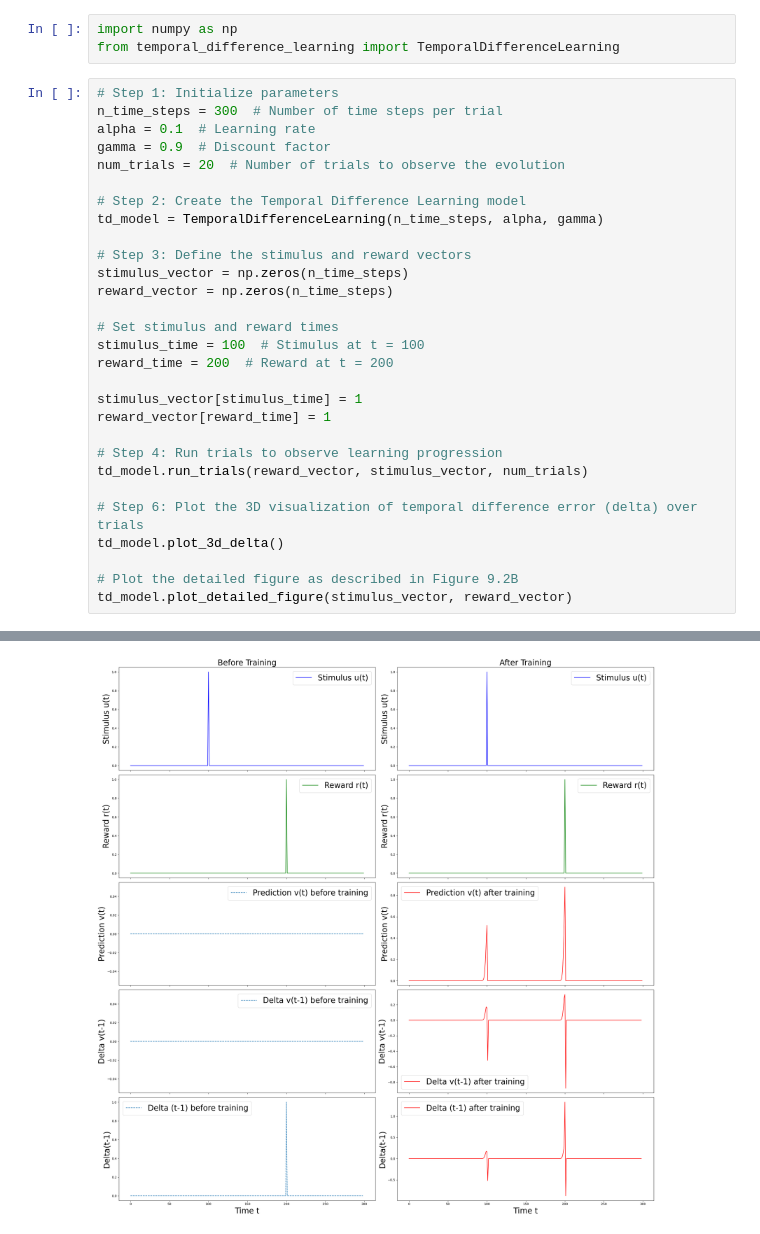
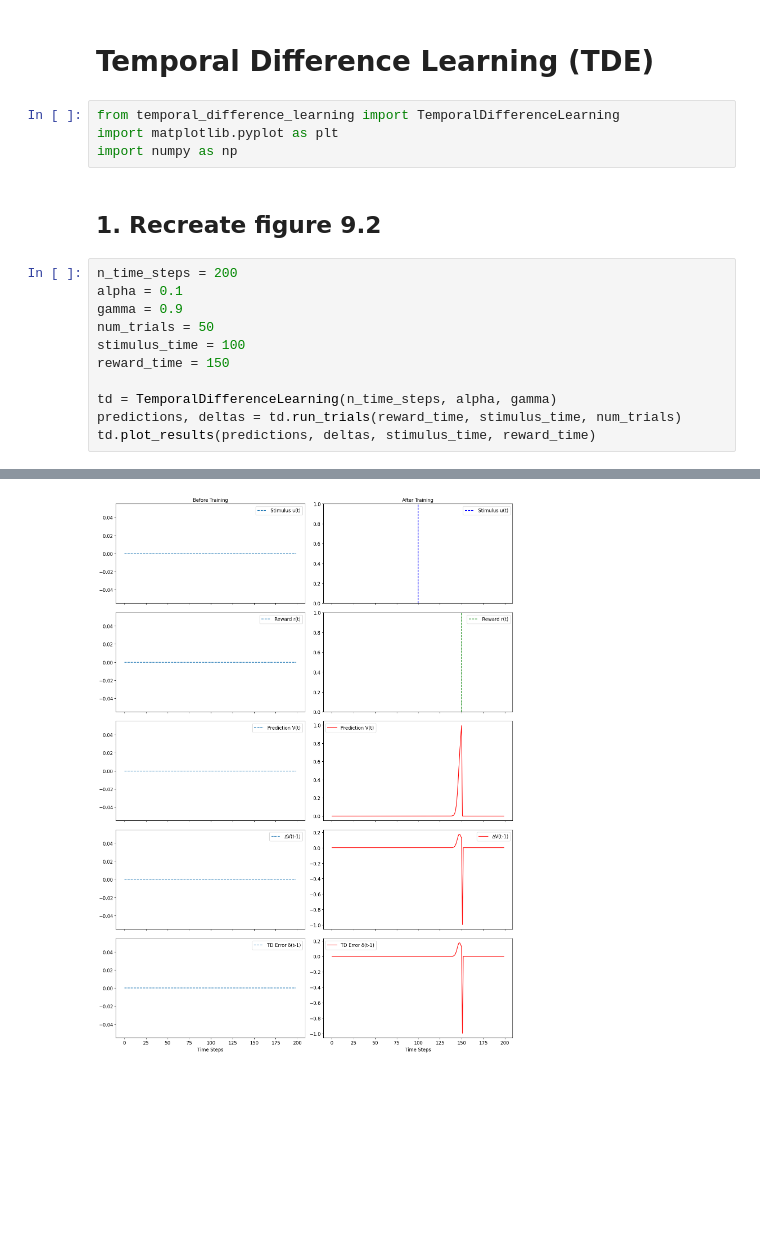
Before and after one commit to Ahmed-Eldably/neural_modelling_24, a Jupyter notebook: 04_td_and_successor_learning/learning.ipynb, the cells around one changed output, grey strips where cells are left out. Saved outputs shown, nothing was run; the diff lists cells and outputs as text; blank space fills up the shorter version.

Commit message:
Fully implementing successor learning

```diff
--- a/04_td_and_successor_learning/learning.ipynb
+++ b/04_td_and_successor_learning/learning.ipynb
@@ -1,33 +1,20 @@
+# %% [markdown]
+# Temporal Difference Learning (TDE)
 # %%
+from temporal_difference_learning import TemporalDifferenceLearning
+import matplotlib.pyplot as plt
 import numpy as np
-from temporal_difference_learning import TemporalDifferenceLearning
+# %% [markdown]
+## 1. Recreate figure 9.2
 # %%
-# Step 1: Initialize parameters
-n_time_steps = 300  # Number of time steps per trial
-alpha = 0.1  # Learning rate
-gamma = 0.9  # Discount factor
-num_trials = 20  # Number of trials to observe the evolution
+n_time_steps = 200
+alpha = 0.1
+gamma = 0.9
+num_trials = 50
+stimulus_time = 100
+reward_time = 150
 
-# Step 2: Create the Temporal Difference Learning model
-td_model = TemporalDifferenceLearning(n_time_steps, alpha, gamma)
-
-# Step 3: Define the stimulus and reward vectors
-stimulus_vector = np.zeros(n_time_steps)
-reward_vector = np.zeros(n_time_steps)
-
-# Set stimulus and reward times
-stimulus_time = 100  # Stimulus at t = 100
-reward_time = 200  # Reward at t = 200
-
-stimulus_vector[stimulus_time] = 1
-reward_vector[reward_time] = 1
-
-# Step 4: Run trials to observe learning progression
-td_model.run_trials(reward_vector, stimulus_vector, num_trials)
-
-# Step 6: Plot the 3D visualization of temporal difference error (delta) over trials
-td_model.plot_3d_delta()
-
-# Plot the detailed figure as described in Figure 9.2B
-td_model.plot_detailed_figure(stimulus_vector, reward_vector)
+td = TemporalDifferenceLearning(n_time_steps, alpha, gamma)
+predictions, deltas = td.run_trials(reward_time, stimulus_time, num_trials)
+td.plot_results(predictions, deltas, stimulus_time, reward_time)
 # %% [output]
@@ -35 +22 @@ td_model.plot_detailed_figure(stimulus_vector, reward_vector)
-[figure, old version]
+[figure, new version]
```
Also changed, not shown: parts of 31 cells of this notebook, 4 other files.
